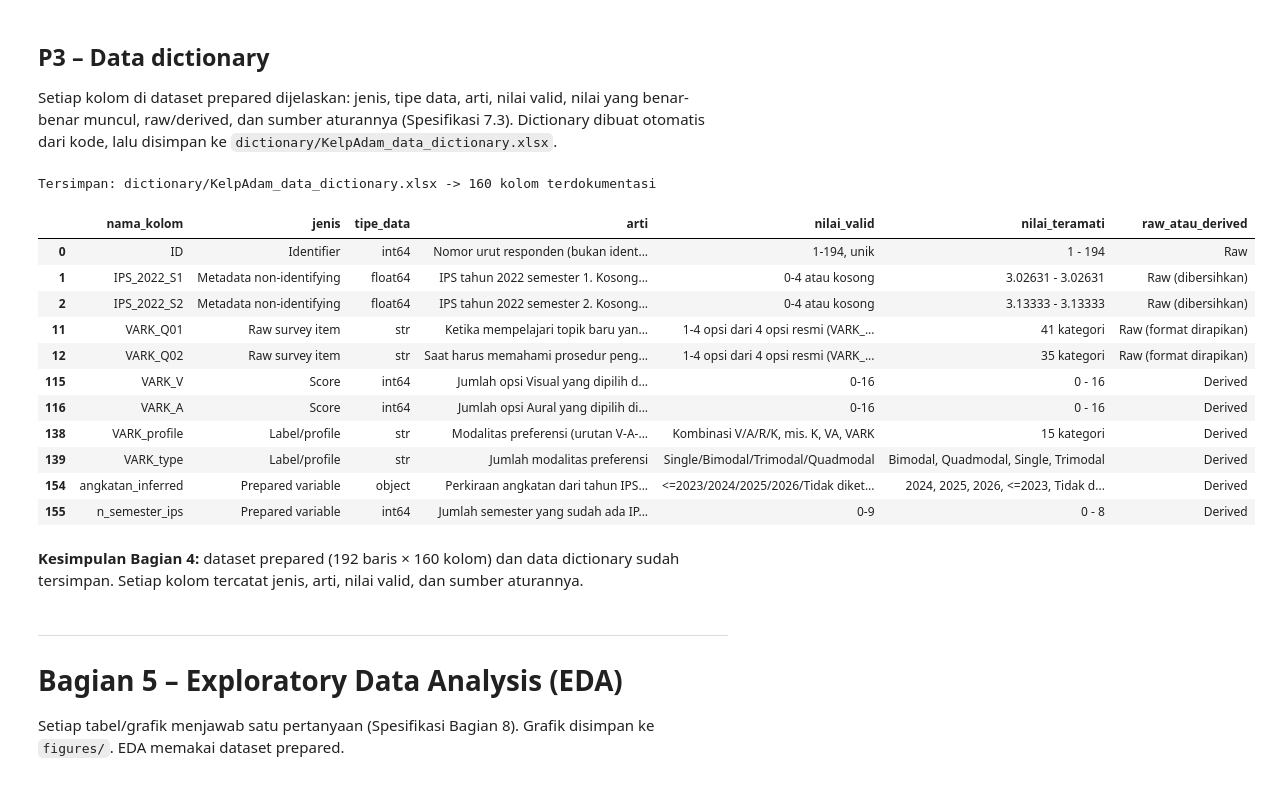
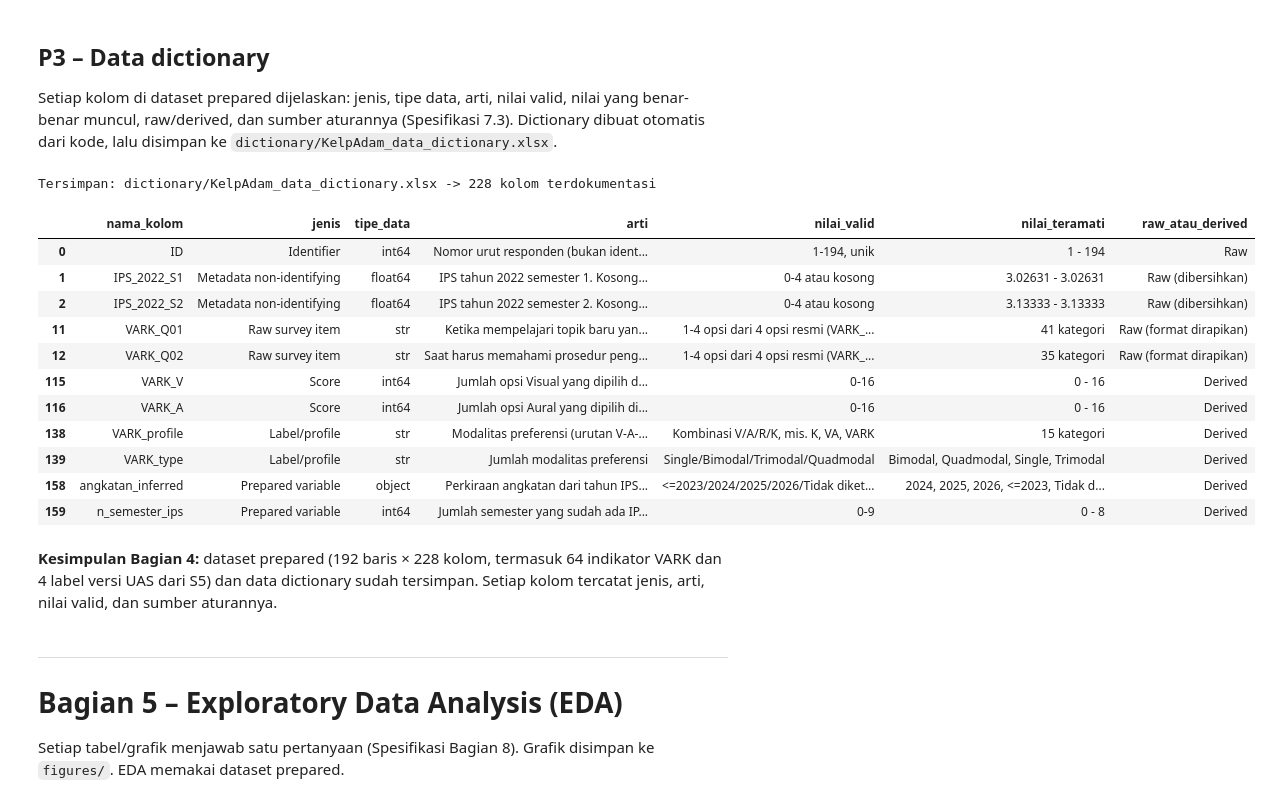
Before and after one commit to edwardchristi4n/machine_learning_exam, a Jupyter notebook: notebook/KelpAdam_UTS_DataPreparation_EDA.ipynb, the cells around one changed output. Cells and saved outputs as stored; diff of their text form; code cells hidden in the pictures.

```diff
--- a/notebook/KelpAdam_UTS_DataPreparation_EDA.ipynb
+++ b/notebook/KelpAdam_UTS_DataPreparation_EDA.ipynb
@@ -1527,9 +1613,11 @@ JENIS_KOLOM = {
                                 + [f"{g}_{x}" for g in HM_G for x in ("sum", "pct")],
     "Label/profile":            ["VARK_profile", "VARK_type"]
                                 + [f"{d}_{x}" for d in FS_D for x in ("pole", "strength")]
-                                + ["KOLB_style"] + [f"{g}_band" for g in HM_G] + ["HM_dominant"],
+                                + ["KOLB_style"] + [f"{g}_band" for g in HM_G] + ["HM_dominant"]
+                                + LABEL_UAS,                                  # label versi UAS (S5)
     "Prepared variable":        ["angkatan_inferred", "n_semester_ips",
-                                 "row_sd", "longstring_max", "flag_straightline", "flag_near_straight"],
+                                 "row_sd", "longstring_max", "flag_straightline", "flag_near_straight"]
+                                + VARK_BIN_COLS,                              # 64 indikator VARK 0/1 (S5)
 }
 
 # 2) Pastikan setiap kolom df masuk tepat satu jenis
@@ -1572,12 +1660,26 @@ HM_NAMA = {"HM_ACT": "Activist", "HM_REF": "Reflector", "HM_THE": "Theorist", "H
 SUMBER = {"VARK": "Fleming (VARK v7.8): hitungan pilihan + stepping distance",
           "FS": "Felder & Soloman (ILS): skor = a - b; ambang 1-3/5-7/9-11 diskalakan ke maks 16",
           "KOLB": "Kolb & Kolb (2005) LSI 3.1: AC-CE, AE-RO; cut-point = median sampel",
-          "HM": "Honey & Mumford (LSQ): skor per gaya; pita persentil 10/20/40/20/10%"}
+          "HM": "Honey & Mumford (LSQ): skor per gaya; pita persentil 10/20/40/20/10%",
+          "UAS": "Panduan UAS Klasifikasi (Bagian 3-6): aturan operasional tugas",
+          "UAS_BIN": "Panduan UAS Klasifikasi Bagian 6 & Lampiran: opsi A=V, B=A, C=R, D=K"}
+INFO_UAS = {
+    "VARK_label_uas":  ("Label UAS: modalitas dengan skor tertinggi yang unik", "Visual, Aural, Read/Write, Kinesthetic, Seri"),
+    "FS_AR_label_uas": ("Label UAS: Active vs Reflective (tanda FS_ACT_REF_score)", "Active, Reflective, Setara"),
+    "HM_label_uas":    ("Label UAS: gaya dengan jumlah tertinggi yang unik", "Activist, Reflector, Theorist, Pragmatist, Seri"),
+    "KOLB_label_uas":  ("Label UAS: kuadran dari tanda d1 = AC-CE dan d2 = AE-RO", "CE_RO, AC_RO, AC_AE, CE_AE, Batas"),
+}
 
 def jelaskan(c):
     """Kembalikan (arti, nilai_valid, raw/derived, sumber_aturan) untuk satu kolom."""
     if c == "ID":
         return "Nomor urut responden (bukan identitas pribadi)", "1-194, unik", "Raw", "Dataset dosen"
+    if c in VARK_BIN_COLS:                                   # S5: cek sebelum VARK_Q (awalan sama)
+        q, m = c.rsplit("_", 1)
+        return (f"{q}: opsi {NAMA[m]} dipilih (1) atau tidak (0)", "0 atau 1; kosong = soal tidak dijawab",
+                "Derived (pengodean instrumen)", SUMBER["UAS_BIN"])
+    if c in INFO_UAS:                                        # S5: cek sebelum FS_ (awalan sama)
+        return INFO_UAS[c] + ("Derived", SUMBER["UAS"])
     if c.startswith("IPS_"):
         _, th, sm = c.split("_")
         cat = {"IPS_2026_S1": "Semester berjalan: 0 -> NaN (C5), kolom kosong seluruhnya",
@@ -1648,38 +1750,38 @@ def teramati(s):
 
 baris = []
 for c in prepared.columns:
     arti, valid, asal, sumber = jelaskan(c)
     baris.append({"nama_kolom": c, "jenis": jenis_of[c], "tipe_data": str(prepared[c].dtype),
                   "arti": arti, "nilai_valid": valid, "nilai_teramati": teramati(prepared[c]),
                   "terisi": int(prepared[c].notna().sum()), "raw_atau_derived": asal, "sumber_aturan": sumber})
 data_dictionary = pd.DataFrame(baris)
 
 # 2) Simpan ke dictionary/
 DICT_FILE = PROJECT_DIR / "dictionary" / f"{PREFIX}_data_dictionary.xlsx"
 DICT_FILE.parent.mkdir(exist_ok=True)
 data_dictionary.to_excel(DICT_FILE, index=False, sheet_name="data_dictionary")
 print(f"Tersimpan: dictionary/{DICT_FILE.name} -> {len(data_dictionary)} kolom terdokumentasi")
 
 # 3) Tampilkan contoh: 1-2 baris dari setiap jenis
 with pd.option_context("display.max_colwidth", 60):
     display(data_dictionary.groupby("jenis", sort=False).head(2)
             [["nama_kolom", "jenis", "tipe_data", "arti", "nilai_valid", "nilai_teramati", "raw_atau_derived"]])
 # %% [output]
-Tersimpan: dictionary/KelpAdam_data_dictionary.xlsx -> 160 kolom terdokumentasi
+Tersimpan: dictionary/KelpAdam_data_dictionary.xlsx -> 228 kolom terdokumentasi
 |  | nama_kolom | jenis | tipe_data | arti | nilai_valid | nilai_teramati | raw_atau_derived |
 | 0 | ID | Identifier | int64 | Nomor urut responden (bukan ident... | 1-194, unik | 1 - 194 | Raw |
 | 1 | IPS_2022_S1 | Metadata non-identifying | float64 | IPS tahun 2022 semester 1. Kosong... | 0-4 atau kosong | 3.02631 - 3.02631 | Raw (dibersihkan) |
 | 2 | IPS_2022_S2 | Metadata non-identifying | float64 | IPS tahun 2022 semester 2. Kosong... | 0-4 atau kosong | 3.13333 - 3.13333 | Raw (dibersihkan) |
 | 11 | VARK_Q01 | Raw survey item | str | Ketika mempelajari topik baru yan... | 1-4 opsi dari 4 opsi resmi (VARK_... | 41 kategori | Raw (format dirapikan) |
 | 12 | VARK_Q02 | Raw survey item | str | Saat harus memahami prosedur peng... | 1-4 opsi dari 4 opsi resmi (VARK_... | 35 kategori | Raw (format dirapikan) |
 | 115 | VARK_V | Score | int64 | Jumlah opsi Visual yang dipilih d... | 0-16 | 0 - 16 | Derived |
 | 116 | VARK_A | Score | int64 | Jumlah opsi Aural yang dipilih di... | 0-16 | 0 - 16 | Derived |
 | 138 | VARK_profile | Label/profile | str | Modalitas preferensi (urutan V-A-... | Kombinasi V/A/R/K, mis. K, VA, VARK | 15 kategori | Derived |
 | 139 | VARK_type | Label/profile | str | Jumlah modalitas preferensi | Single/Bimodal/Trimodal/Quadmodal | Bimodal, Quadmodal, Single, Trimodal | Derived |
-| 154 | angkatan_inferred | Prepared variable | object | Perkiraan angkatan dari tahun IPS... | <=2023/2024/2025/2026/Tidak diket... | 2024, 2025, 2026, <=2023, Tidak d... | Derived |
-| 155 | n_semester_ips | Prepared variable | int64 | Jumlah semester yang sudah ada IP... | 0-9 | 0 - 8 | Derived |
+| 158 | angkatan_inferred | Prepared variable | object | Perkiraan angkatan dari tahun IPS... | <=2023/2024/2025/2026/Tidak diket... | 2024, 2025, 2026, <=2023, Tidak d... | Derived |
+| 159 | n_semester_ips | Prepared variable | int64 | Jumlah semester yang sudah ada IP... | 0-9 | 0 - 8 | Derived |
 # %% [markdown]
-**Kesimpulan Bagian 4:** dataset prepared (192 baris × 160 kolom) dan data dictionary sudah tersimpan. Setiap kolom tercatat jenis, arti, nilai valid, dan sumber aturannya.
+**Kesimpulan Bagian 4:** dataset prepared (192 baris × 228 kolom, termasuk 64 indikator VARK dan 4 label versi UAS dari S5) dan data dictionary sudah tersimpan. Setiap kolom tercatat jenis, arti, nilai valid, dan sumber aturannya.
 # %% [markdown]
 ---
 # Bagian 5 – Exploratory Data Analysis (EDA)
```
Also changed, not shown: parts of 40 cells of this notebook, 16 other files.
